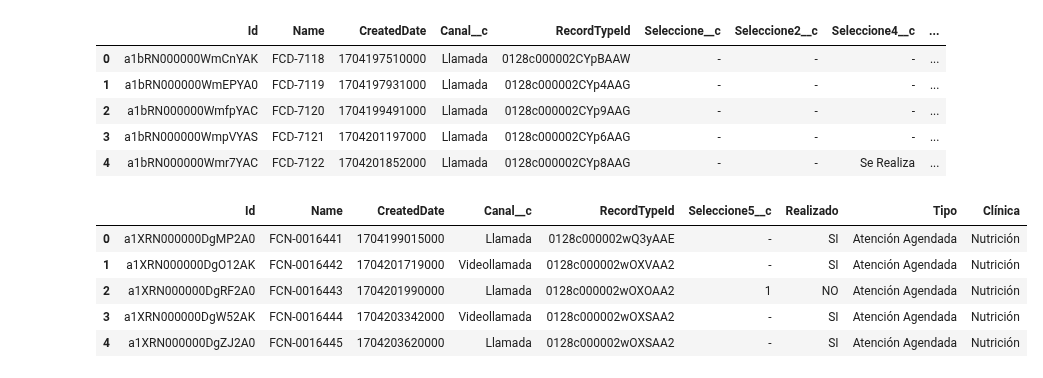
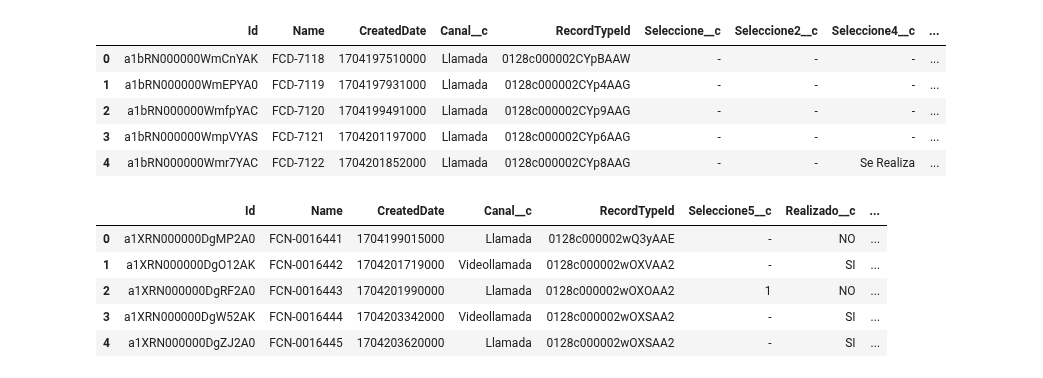
Before and after one commit to juanca-martinez/basefinal, a Jupyter notebook: modeloNuevo/deporte_JK.ipynb, the cells around one changed output. Saved outputs shown, nothing was run; the diff lists cells and outputs as text; code cells hidden in the pictures.

```diff
--- a/modeloNuevo/deporte_JK.ipynb
+++ b/modeloNuevo/deporte_JK.ipynb
@@ -96,40 +94,40 @@ df_deportes.head()
 | 4 | a1bRN000000Wmr7YAC | FCD-7122 | 1704201852000 | Llamada | 0128c000002CYp8AAG | - | - | Se Realiza | ... |
 # %%
 #Clínica Nutrición
-query_nutricion = "SELECT Id,Name,CreatedDate,Canal__c, RecordTypeId,Seleccione5__c from Ficha_Clinica_Nutrici_n__c WHERE CALENDAR_YEAR(CreatedDate ) >= 2024 ORDER BY CreatedDate"
+query_nutricion = "SELECT Id,Name,CreatedDate,Canal__c, RecordTypeId,Seleccione5__c,Realizado__c,Tipo_de_Atenci_n__c from Ficha_Clinica_Nutrici_n__c WHERE CALENDAR_YEAR(CreatedDate ) >= 2024 ORDER BY CreatedDate"
 df_nutricion = sf.smart_query(query_nutricion)
 df_nutricion["Seleccione5__c"] = (
     df_nutricion["Seleccione5__c"].astype(str).replace("No Contesta", "1")
 )
 df_nutricion["Realizado"] = np.where(
     (df_nutricion["Seleccione5__c"] != "1"), "SI", "NO"
 )
 df_nutricion["Realizado"] = np.where((df_nutricion["RecordTypeId"] == "0128c000002wQ2gAAE"),"NO",df_nutricion["Realizado"])
-df_nutricion["Realizado"] = np.where((df_nutricion["RecordTypeId"] == "0128c000002wQ2gAAE"),"NO",df_nutricion["Realizado"])
+df_nutricion["Realizado"] = np.where((df_nutricion["RecordTypeId"] == "0128c000002wQ3yAAE"),"NO",df_nutricion["Realizado"])
 df_nutricion["Realizado"] = np.where((df_nutricion["RecordTypeId"] == "0128c000002wOXWAA2"),"NO",df_nutricion["Realizado"])
 
 condlist = [
     df_nutricion["Canal__c"] == "Chatter",
     df_nutricion["Canal__c"] == "Llamada",
     df_nutricion["Canal__c"] == "Videollamada",
     df_nutricion["Canal__c"] == "Correo electrónico",
 ]
 choicelist = [
     "Derivación",
     "Atención Agendada",
     "Atención Agendada",
     "Complemento a la atención",
 ]
 df_nutricion["Tipo"] = np.select(condlist, choicelist)
 df_nutricion["Clínica"] = "Nutrición"
 
 
 df_nutricion.head()
 # %% [output]
-|  | Id | Name | CreatedDate | Canal__c | RecordTypeId | Seleccione5__c | Realizado | Tipo | Clínica |
-| 0 | a1XRN000000DgMP2A0 | FCN-0016441 | 1704199015000 | Llamada | 0128c000002wQ3yAAE | - | SI | Atención Agendada | Nutrición |
-| 1 | a1XRN000000DgO12AK | FCN-0016442 | 1704201719000 | Videollamada | 0128c000002wOXVAA2 | - | SI | Atención Agendada | Nutrición |
-| 2 | a1XRN000000DgRF2A0 | FCN-0016443 | 1704201990000 | Llamada | 0128c000002wOXOAA2 | 1 | NO | Atención Agendada | Nutrición |
-| 3 | a1XRN000000DgW52AK | FCN-0016444 | 1704203342000 | Videollamada | 0128c000002wOXSAA2 | - | SI | Atención Agendada | Nutrición |
-| 4 | a1XRN000000DgZJ2A0 | FCN-0016445 | 1704203620000 | Llamada | 0128c000002wOXSAA2 | - | SI | Atención Agendada | Nutrición |
+|  | Id | Name | CreatedDate | Canal__c | RecordTypeId | Seleccione5__c | Realizado__c | ... |
+| 0 | a1XRN000000DgMP2A0 | FCN-0016441 | 1704199015000 | Llamada | 0128c000002wQ3yAAE | - | NO | ... |
+| 1 | a1XRN000000DgO12AK | FCN-0016442 | 1704201719000 | Videollamada | 0128c000002wOXVAA2 | - | SI | ... |
+| 2 | a1XRN000000DgRF2A0 | FCN-0016443 | 1704201990000 | Llamada | 0128c000002wOXOAA2 | 1 | NO | ... |
+| 3 | a1XRN000000DgW52AK | FCN-0016444 | 1704203342000 | Videollamada | 0128c000002wOXSAA2 | - | SI | ... |
+| 4 | a1XRN000000DgZJ2A0 | FCN-0016445 | 1704203620000 | Llamada | 0128c000002wOXSAA2 | - | SI | ... |
 # %%
```
Also changed, not shown: parts of 6 cells of this notebook.
